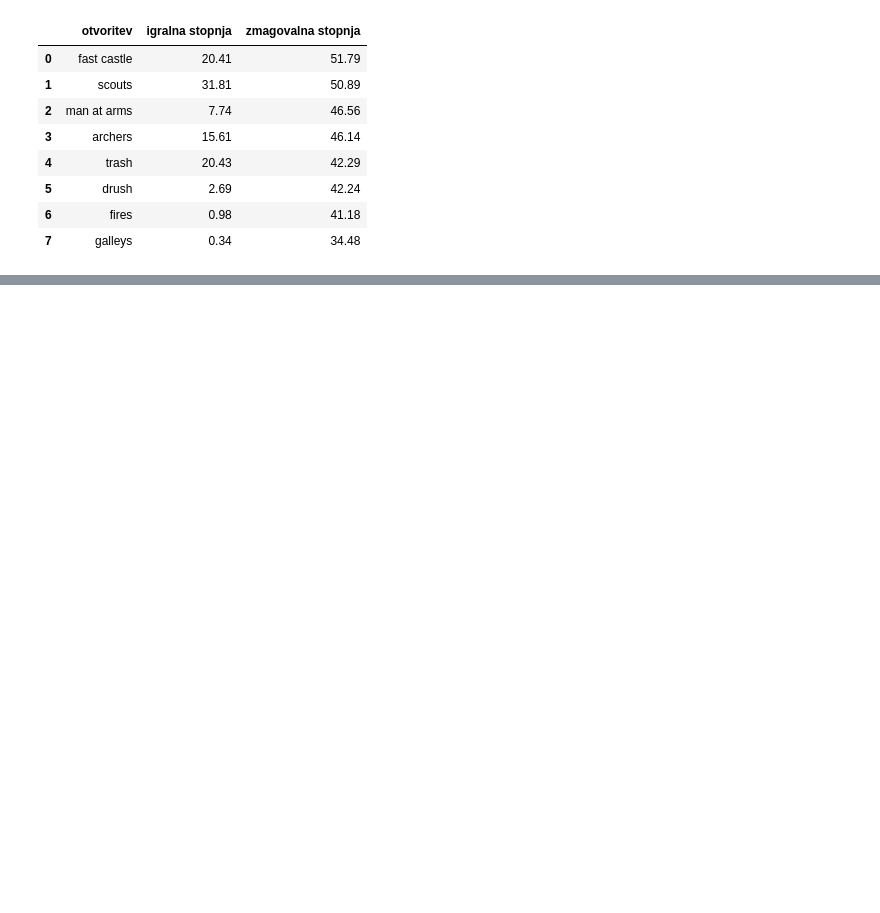
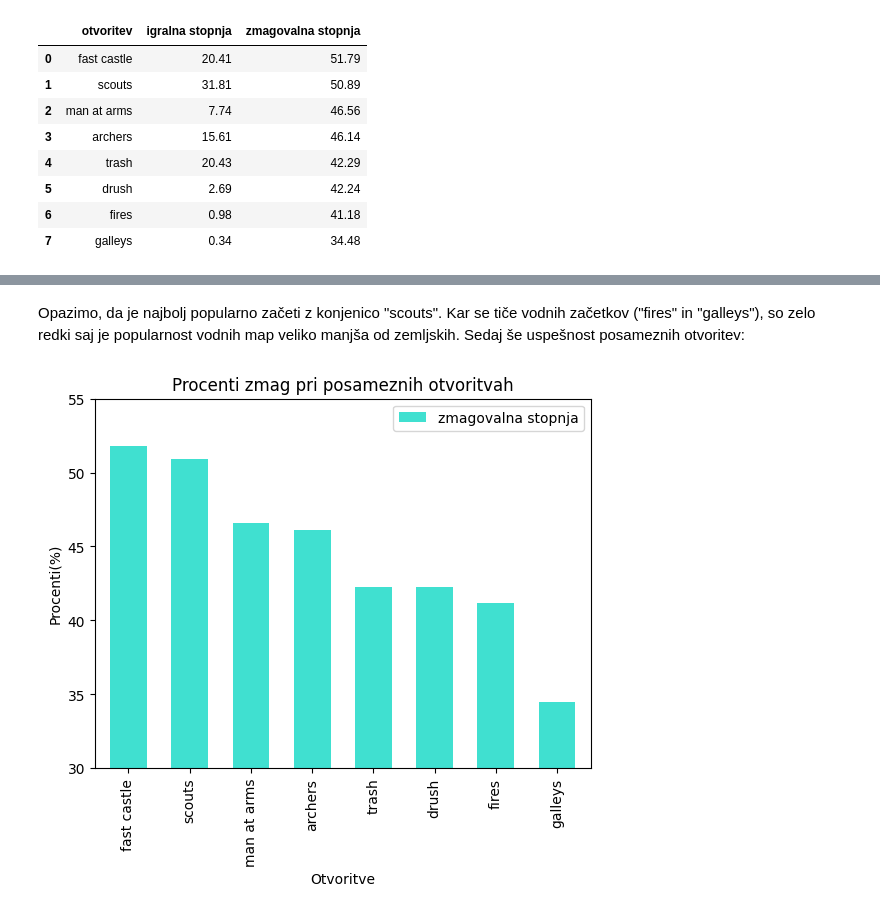
Before and after one commit to MateoVrtunski/Projektna_UVP, a Jupyter notebook: projektna.ipynb, the cells around one changed output, grey strips where cells are left out. Drawn from its saved outputs; the diff is of its cells as text; code cells hidden in the pictures; blank space fills up the shorter version.

```diff
--- a/projektna.ipynb
+++ b/projektna.ipynb
@@ -92,0 +101,7 @@ graf4
+# %% [markdown]
+Opazimo, da je najbolj popularno začeti z konjenico "scouts". Kar se tiče vodnih začetkov ("fires" in "galleys"), so zelo redki saj je popularnost vodnih map veliko manjša od zemljskih. Sedaj še uspešnost posameznih otvoritev:
+# %%
+graf5 = pandica.civ_otvoritve_zmg(sicilijanci_otvoritve)
+graf5
+# %% [output]
+[figure, added]
```
Also changed, not shown: parts of 22 cells of this notebook, 1 other file.
